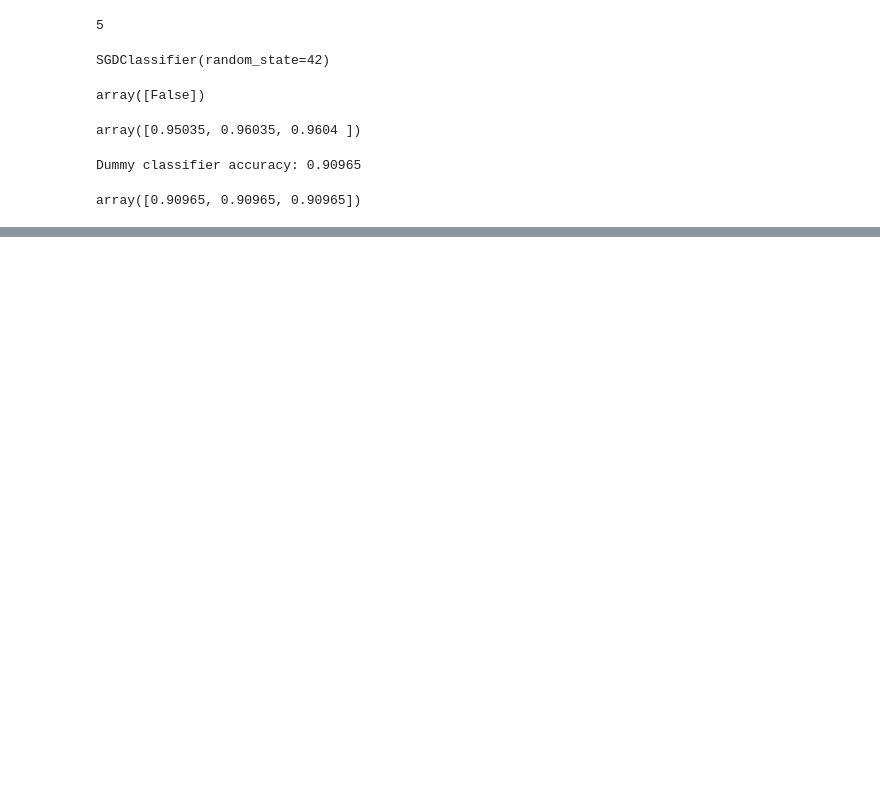
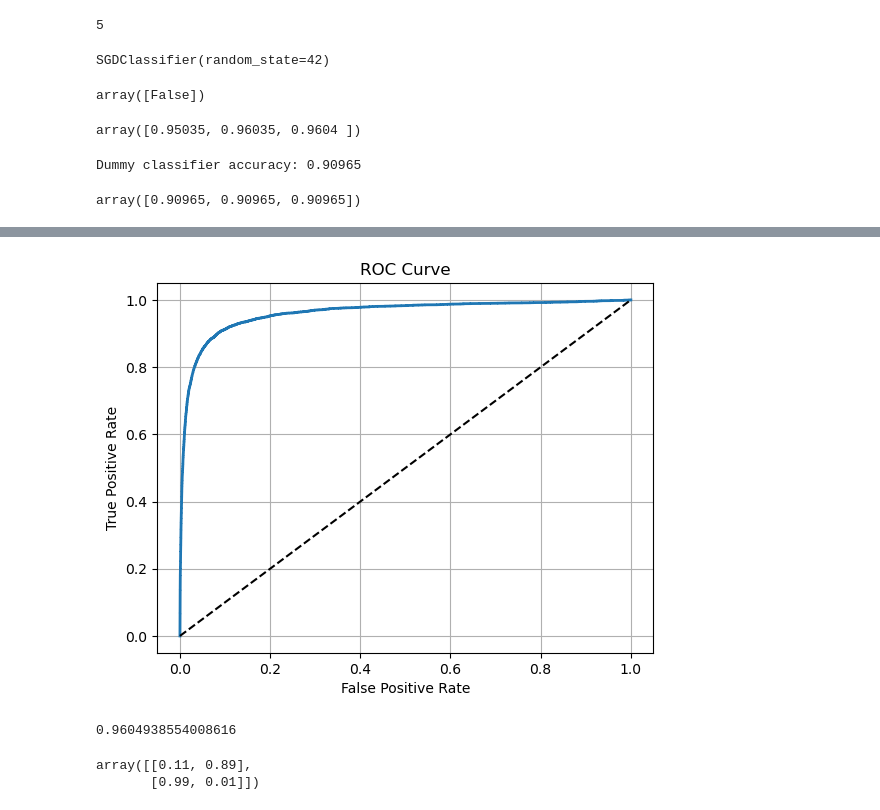
Before and after one commit to savan2508/Machine_Learning_Class, a Jupyter notebook: Chapter 3/text_recognition_model.ipynb, the cells around one changed output, grey strips where cells are left out. Drawn from its saved outputs; the diff is of its cells as text; code cells hidden in the pictures; blank space fills up the shorter version.

```diff
--- a/Chapter 3/text_recognition_model.ipynb
+++ b/Chapter 3/text_recognition_model.ipynb
@@ -95,0 +182,18 @@ y_train_pred = cross_val_predict(sgd_clf, X_train, y_train_5, cv=3)
+# %%
+def plot_roc_curve(fpr, tpr, label=None):
+    plt.plot(fpr, tpr, linewidth=2, label=label)
+    plt.plot([0, 1], [0, 1], 'k--')
+    plt.grid()
+    plt.xlabel('False Positive Rate')
+    plt.ylabel('True Positive Rate')
+    plt.title('ROC Curve')
+# %%
+plot_roc_curve(fpr, tpr)
+# %% [output]
+[figure, added]
+# %%
+# Compute the area under the curve
+from sklearn.metrics import roc_auc_score
+roc_auc_score(y_train_5, y_scores)
+# %% [output]
+0.9604938554008616
@@ -95,0 +207,5 @@ y_train_pred = cross_val_predict(sgd_clf, X_train, y_train_5, cv=3)
+# %%
+y_probas_forest[:2]
+# %% [output]
+array([[0.11, 0.89],
+       [0.99, 0.01]])
```
Also changed, not shown: parts of 47 cells of this notebook, 3 other files.
